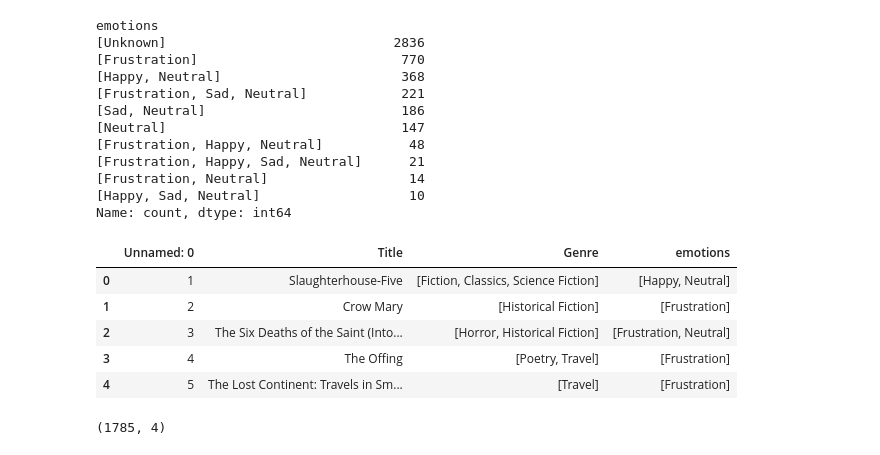
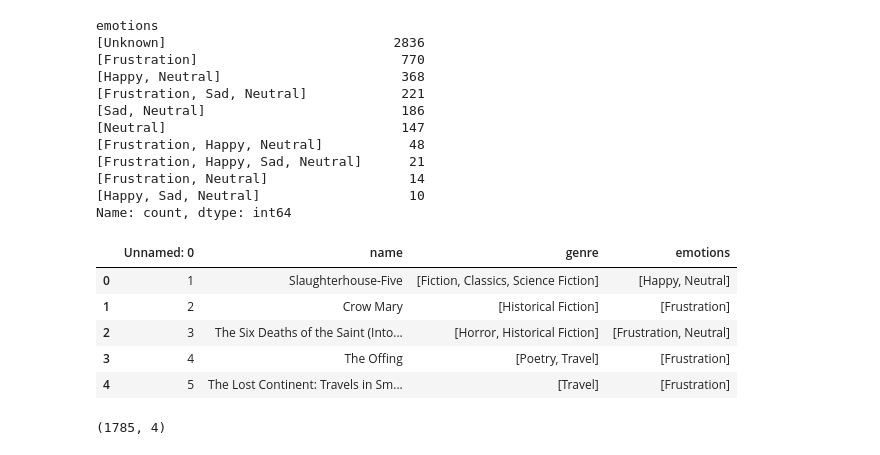
Before and after one commit to cepdnaclk/e18-4yp-Reinforcement-Learning-enabled-Recommendation-System-For-Emotional-Support, a Jupyter notebook: data_analysis/book_data_analysis.ipynb, the cells around one changed output. Drawn from its saved outputs; the diff is of its cells as text; code cells hidden in the pictures.

```diff
--- a/data_analysis/book_data_analysis.ipynb
+++ b/data_analysis/book_data_analysis.ipynb
@@ -159,14 +159,17 @@ Name: count, dtype: int64
 # %%
 # Create df2 by dropping records with 'Unknown' label
 df2 = df[df['emotions'].apply(lambda x: 'Unknown' not in x)].copy()
 
 # Reset index
 df2.reset_index(drop=True, inplace=True)
 
+df2.rename(columns={'Title': 'name'}, inplace=True)
+df2.rename(columns={'Genre': 'genre'}, inplace=True)
+
 # Display the first few rows of df2
 df2.head()
 # %% [output]
-|  | Unnamed: 0 | Title | Genre | emotions |
+|  | Unnamed: 0 | name | genre | emotions |
 | 0 | 1 | Slaughterhouse-Five | [Fiction, Classics, Science Fiction] | [Happy, Neutral] |
 | 1 | 2 | Crow Mary | [Historical Fiction] | [Frustration] |
 | 2 | 3 | The Six Deaths of the Saint (Into... | [Horror, Historical Fiction] | [Frustration, Neutral] |
```
Also changed, not shown: 6 other files.
